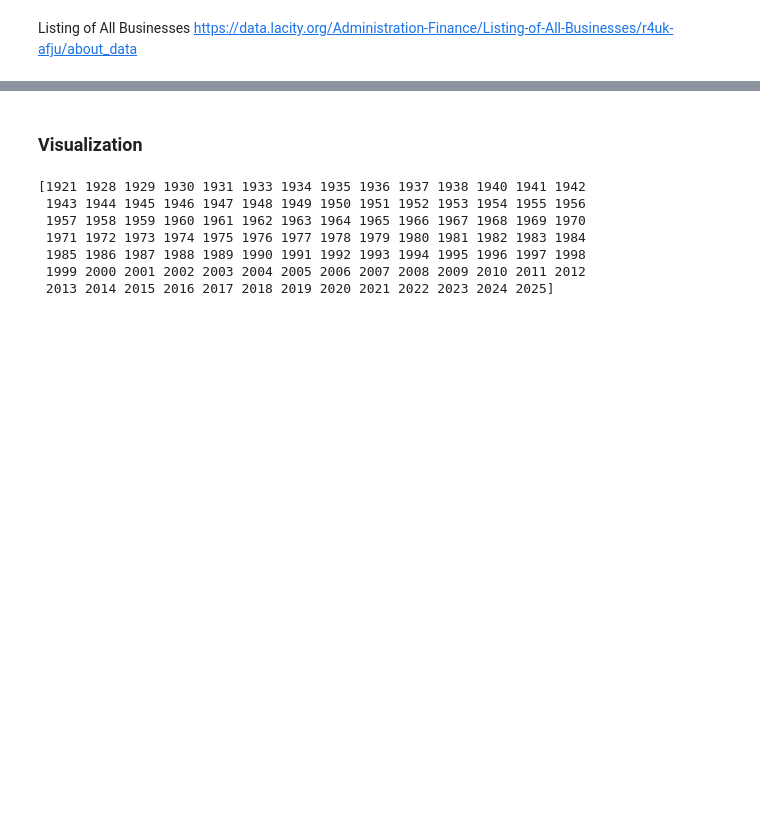
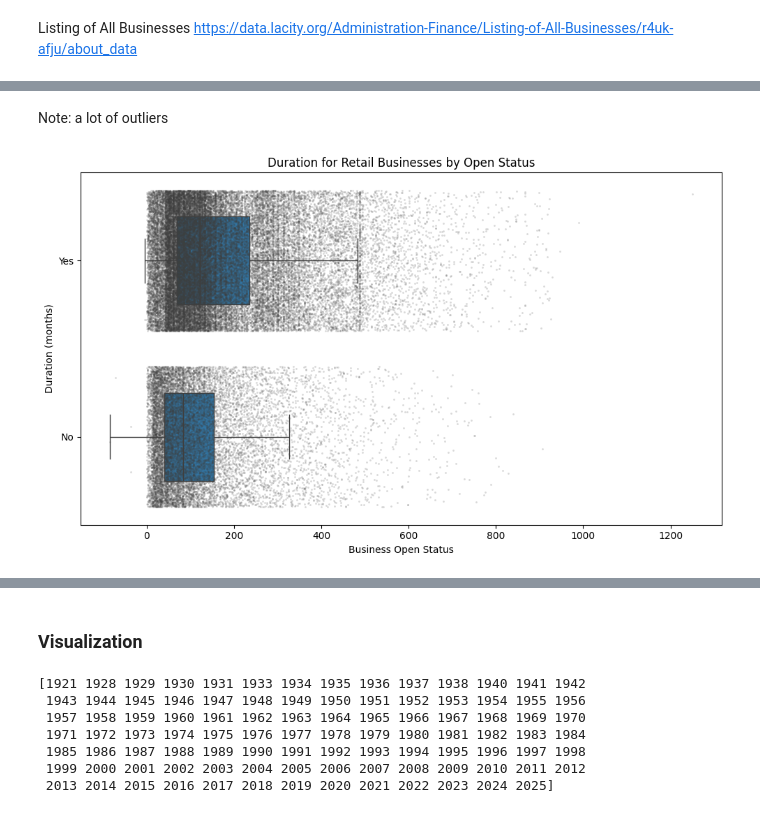
Before and after one commit to EricSJSU-DataScience/CS163_project, a Jupyter notebook: dataset_la_business_visualization.ipynb, the cells around one changed output, grey strips where cells are left out. Saved outputs shown, nothing was run; the diff lists cells and outputs as text; code cells hidden in the pictures; blank space fills up the shorter version.

```diff
--- a/dataset_la_business_visualization.ipynb
+++ b/dataset_la_business_visualization.ipynb
@@ -3,0 +83,34 @@ https://data.lacity.org/Administration-Finance/Listing-of-All-Businesses/r4uk-af
+# %% [markdown]
+Note: a lot of outliers
+# %%
+plt.figure(figsize=(10, 6))
+
+# 1) Swarmplot (or stripplot) for individual points
+#    - Swarmplot avoids overlapping points if the dataset isn't too large.
+sns.stripplot(
+    data=df_retail,
+    x='duration',
+    y='is_open',
+    jitter=0.4,
+    alpha=0.2,
+    size=2,
+    color='0.25'
+)
+
+# 2) Boxplot for high-level distribution
+sns.boxplot(
+    data=df_retail,
+    x='duration',
+    y='is_open',
+    showfliers=False,      # optionally hide outliers on the boxplot
+    width=0.5
+)
+
+
+plt.xlabel('Business Open Status')
+plt.ylabel('Duration (months)')
+plt.title('Duration for Retail Businesses by Open Status')
+plt.tight_layout()
+plt.show()
+# %% [output]
+[figure, added]
```
Also changed, not shown: parts of 31 cells of this notebook, 4 other files.
